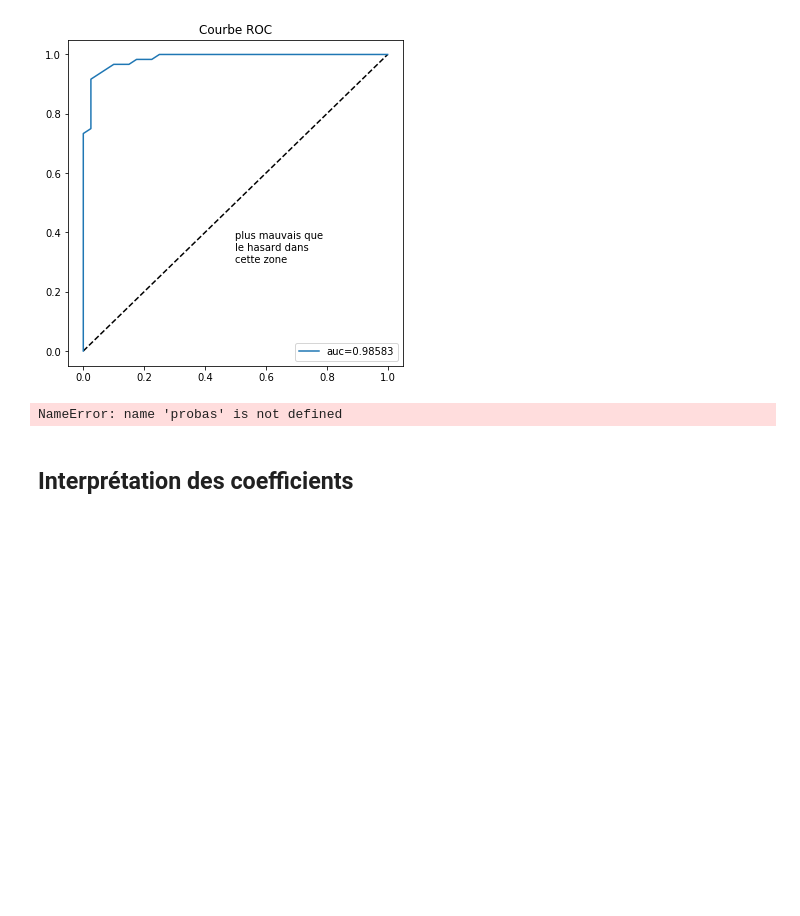
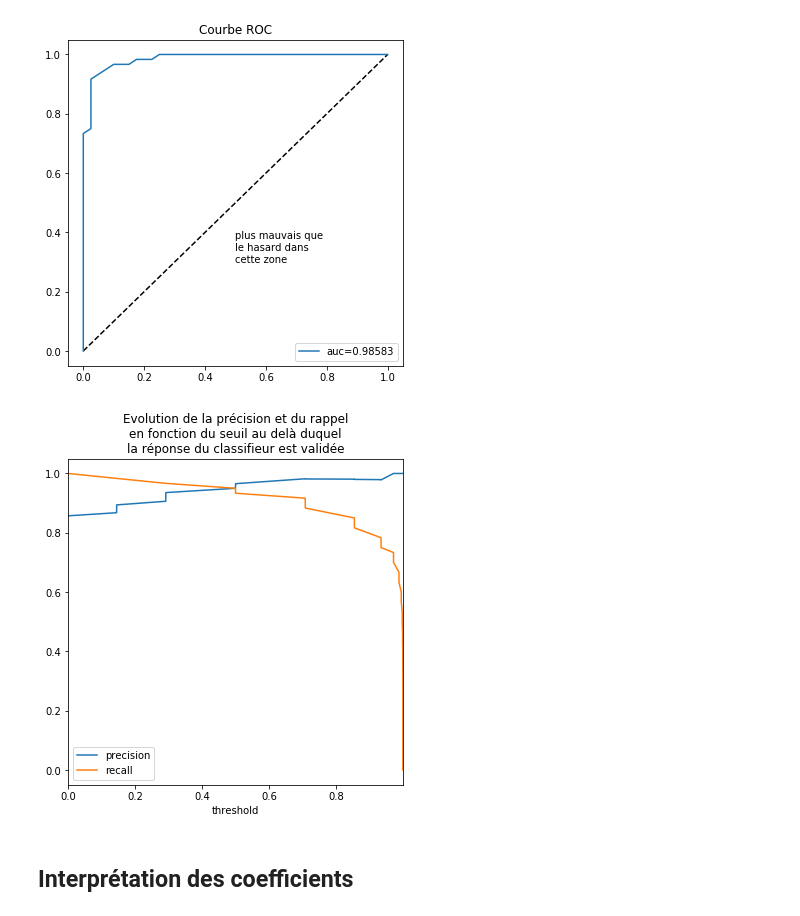
Before and after one commit to DROMZEE/machine_learning, a Jupyter notebook: regression_logistique/La régression logistique.ipynb, the cells around one changed output. Cells and saved outputs as stored; diff of their text form; code cells hidden in the pictures; blank space fills up the shorter version.

```diff
--- a/regression_logistique/La régression logistique.ipynb
+++ b/regression_logistique/La régression logistique.ipynb
@@ -200,16 +200,16 @@ ax.legend();
 [figure]
 # %%
 from sklearn.metrics import precision_recall_curve
-precision, recall, thresholds = precision_recall_curve(y, probas[:, 0], pos_label=reg_log2.classes_[0])
+precision, recall, thresholds = precision_recall_curve(y, proba[:, 0], pos_label=reg_log2.classes_[0])
 
 pr = pd.DataFrame(dict(precision=precision, recall=recall,
                              threshold=[0] + list(thresholds)))
 
 ax = pr.plot(x="threshold", y=['precision', 'recall'], figsize=(6,6))
 ax.set_title("Evolution de la précision et du rappel\nen fonction du seuil au delà duquel\n" +
              "la réponse du classifieur est validée");
 # %% [output]
-NameError: name 'probas' is not defined
+[figure, added]
 # %% [markdown]
 ## Interprétation des coefficients
 # %%
```
Also changed, not shown: 1 other file.
